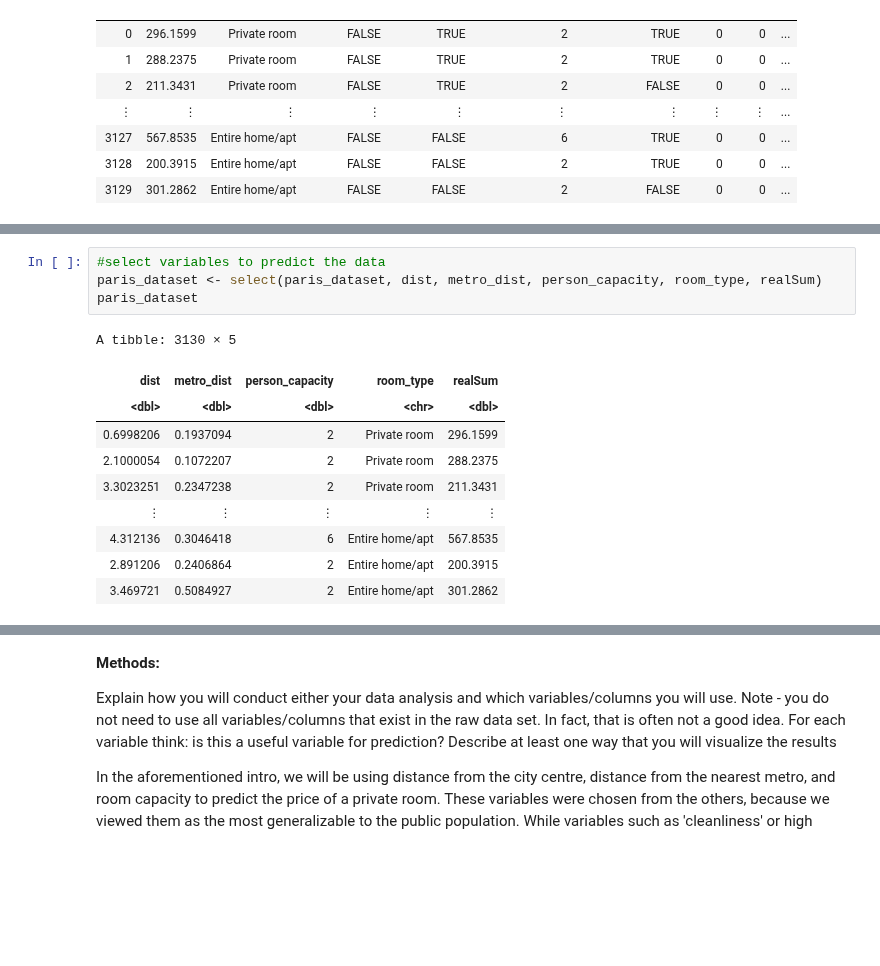
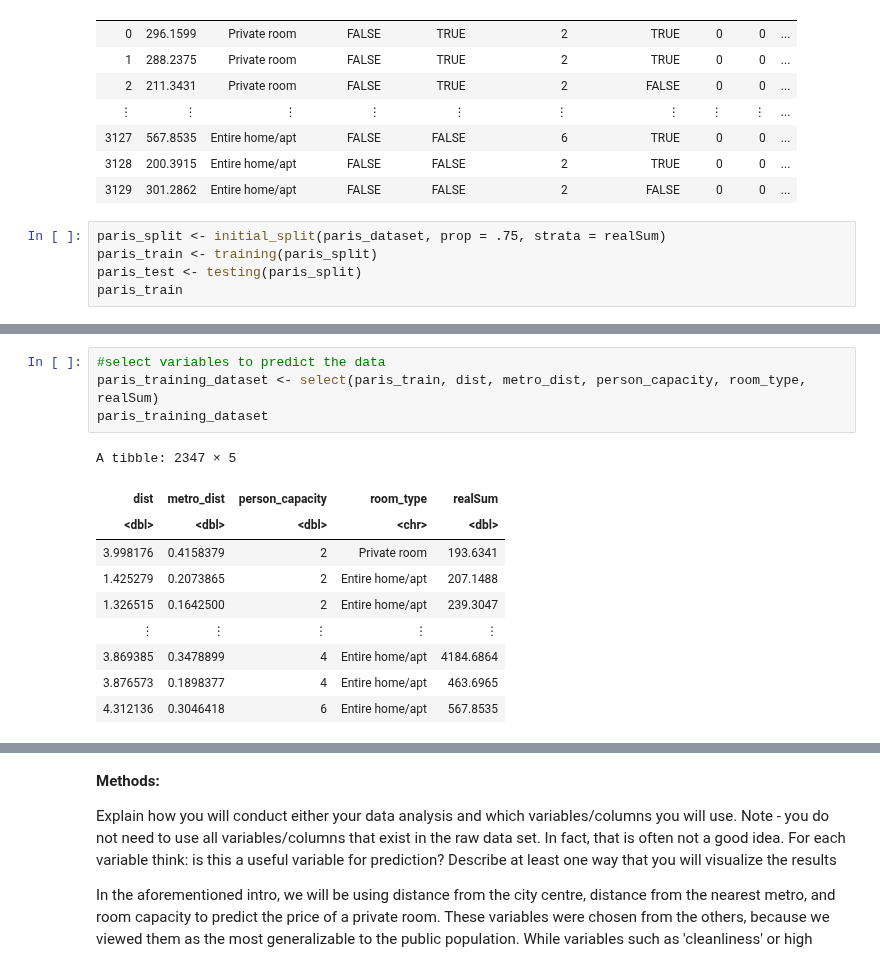
Before and after one commit to chadsc79/dsci-100-2022w2-group-7-section-005, a Jupyter notebook: dsci100_group_project_proposal_005_group_7.ipynb, the cells around one changed output, grey strips where cells are left out. Drawn from its saved outputs; the diff is of its cells as text; blank space fills up the shorter version.

```diff
--- a/dsci100_group_project_proposal_005_group_7.ipynb
+++ b/dsci100_group_project_proposal_005_group_7.ipynb
@@ -84,3 +84,8 @@ A spec_tbl_df: 3130 × 20
 | 3127 | 567.8535 | Entire home/apt | FALSE | FALSE | 6 | TRUE | 0 | 0 | ... |
 | 3128 | 200.3915 | Entire home/apt | FALSE | FALSE | 2 | TRUE | 0 | 0 | ... |
 | 3129 | 301.2862 | Entire home/apt | FALSE | FALSE | 2 | FALSE | 0 | 0 | ... |
+# %%
+paris_split <- initial_split(paris_dataset, prop = .75, strata = realSum)
+paris_train <- training(paris_split)
+paris_test <- testing(paris_split)
+paris_train
@@ -87,18 +103,18 @@ A spec_tbl_df: 3130 × 20
 # %%
 #select variables to predict the data
-paris_dataset <- select(paris_dataset, dist, metro_dist, person_capacity, room_type, realSum)
-paris_dataset
+paris_training_dataset <- select(paris_train, dist, metro_dist, person_capacity, room_type, realSum)
+paris_training_dataset
 # %% [output]
-A tibble: 3130 × 5
+A tibble: 2347 × 5
 | dist | metro_dist | person_capacity | room_type | realSum |
 | <dbl> | <dbl> | <dbl> | <chr> | <dbl> |
-| 0.6998206 | 0.1937094 | 2 | Private room | 296.1599 |
-| 2.1000054 | 0.1072207 | 2 | Private room | 288.2375 |
-| 3.3023251 | 0.2347238 | 2 | Private room | 211.3431 |
+| 3.998176 | 0.4158379 | 2 | Private room | 193.6341 |
+| 1.425279 | 0.2073865 | 2 | Entire home/apt | 207.1488 |
+| 1.326515 | 0.1642500 | 2 | Entire home/apt | 239.3047 |
 | ⋮ | ⋮ | ⋮ | ⋮ | ⋮ |
+| 3.869385 | 0.3478899 | 4 | Entire home/apt | 4184.6864 |
+| 3.876573 | 0.1898377 | 4 | Entire home/apt | 463.6965 |
 | 4.312136 | 0.3046418 | 6 | Entire home/apt | 567.8535 |
-| 2.891206 | 0.2406864 | 2 | Entire home/apt | 200.3915 |
-| 3.469721 | 0.5084927 | 2 | Entire home/apt | 301.2862 |
 # %%
 #find the min/max of the dataset
 options(digits= 4)
```
Also changed, not shown: parts of 10 cells of this notebook.
